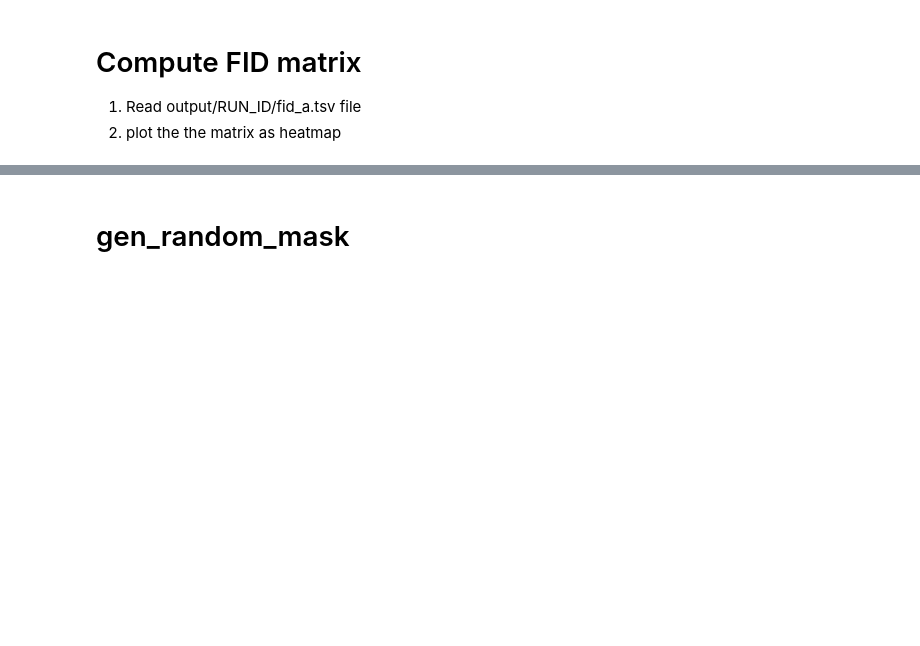
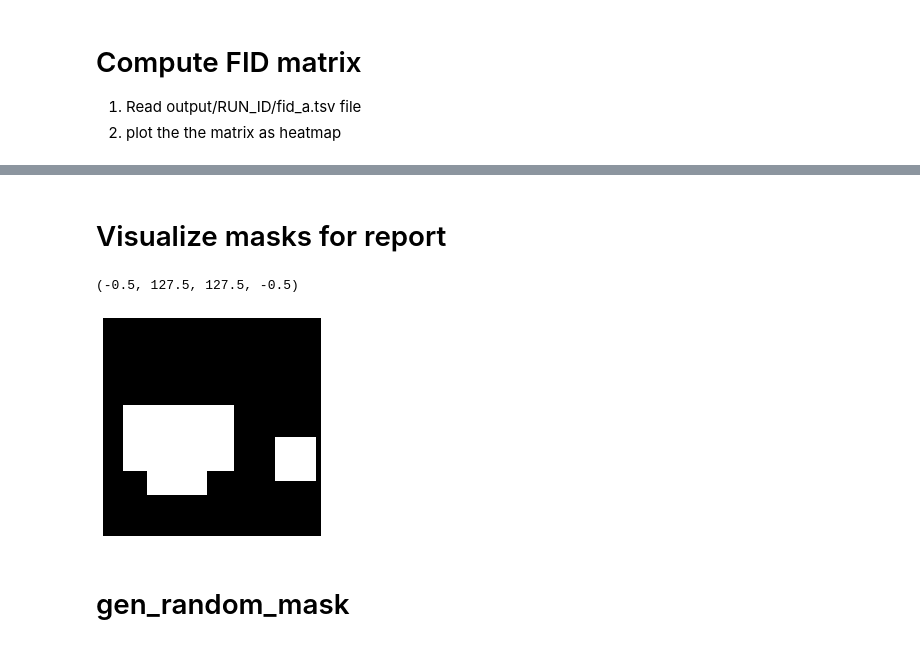
Before and after one commit to minfawang/mask-cgan, a Jupyter notebook: explore.ipynb, the cells around one changed output, grey strips where cells are left out. Cells and saved outputs as stored; diff of their text form; code cells hidden in the pictures; blank space fills up the shorter version.

```diff
--- a/explore.ipynb
+++ b/explore.ipynb
@@ -108,3 +108,28 @@ test        118.781045  101.174274  129.234961   30.297537    0.000000
+# %% [markdown]
+# Visualize masks for report
+# %%
+from model.utils import gen_random_mask
+import matplotlib.pyplot as plt
+import numpy as np
+
+def with_border(img):
+    H, W, C = img.shape
+    out = np.full(shape=(H + 2, W + 2, C), fill_value=0.5)
+    out[1:-1, 1:-1, :] = img
+    return out
+
+
+scales = []
+
+mask = gen_random_mask(scales=scales, shape=[1, 3, 128, 128])
+mask_img = mask.squeeze(dim=0).permute(1, 2, 0)  # (H, W, C)
+ax_img = plt.imshow(mask_img)
+
+ax = ax_img.axes
+ax.axis('off')
+# %% [output]
+(-0.5, 127.5, 127.5, -0.5)
+[figure, added]
 # %% [markdown]
 # gen_random_mask
 # %%
```
Also changed, not shown: parts of 6 cells of this notebook, 1 other file.
